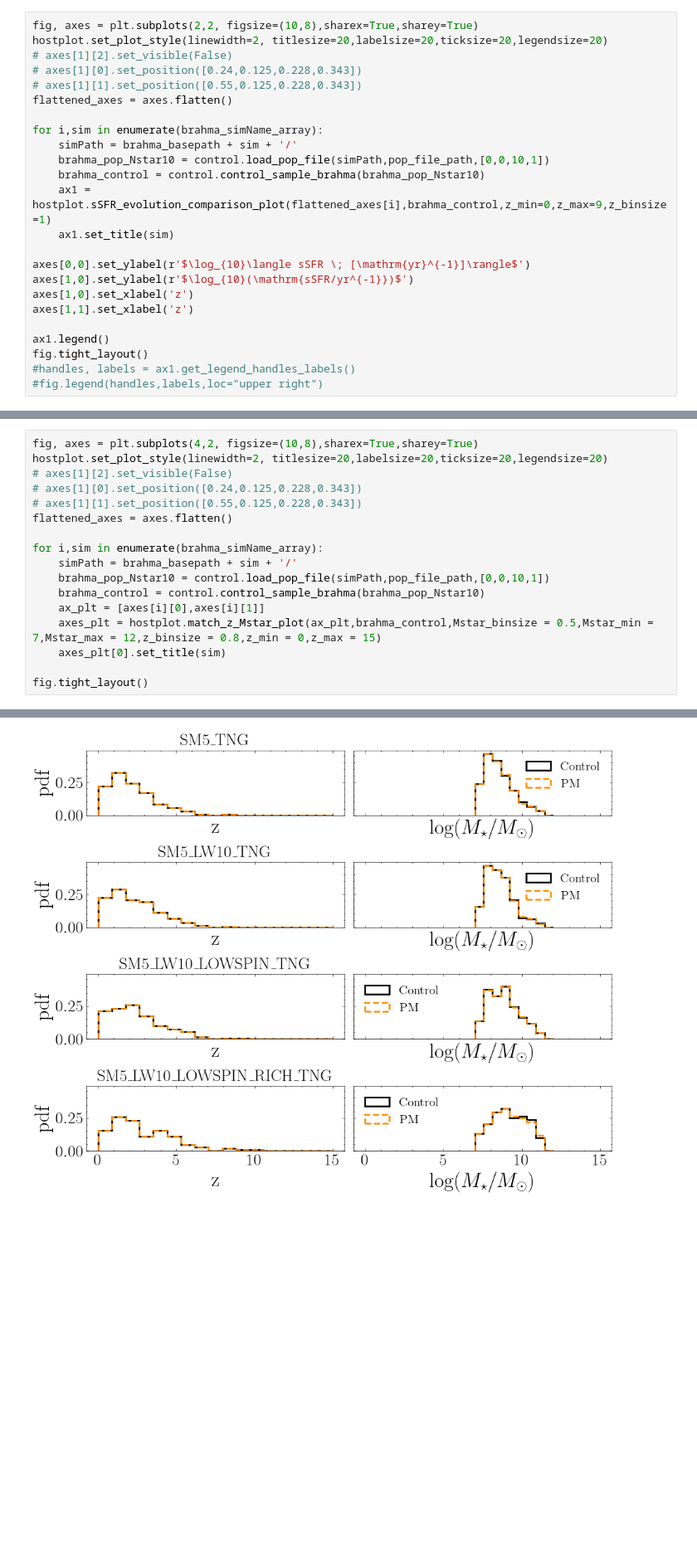
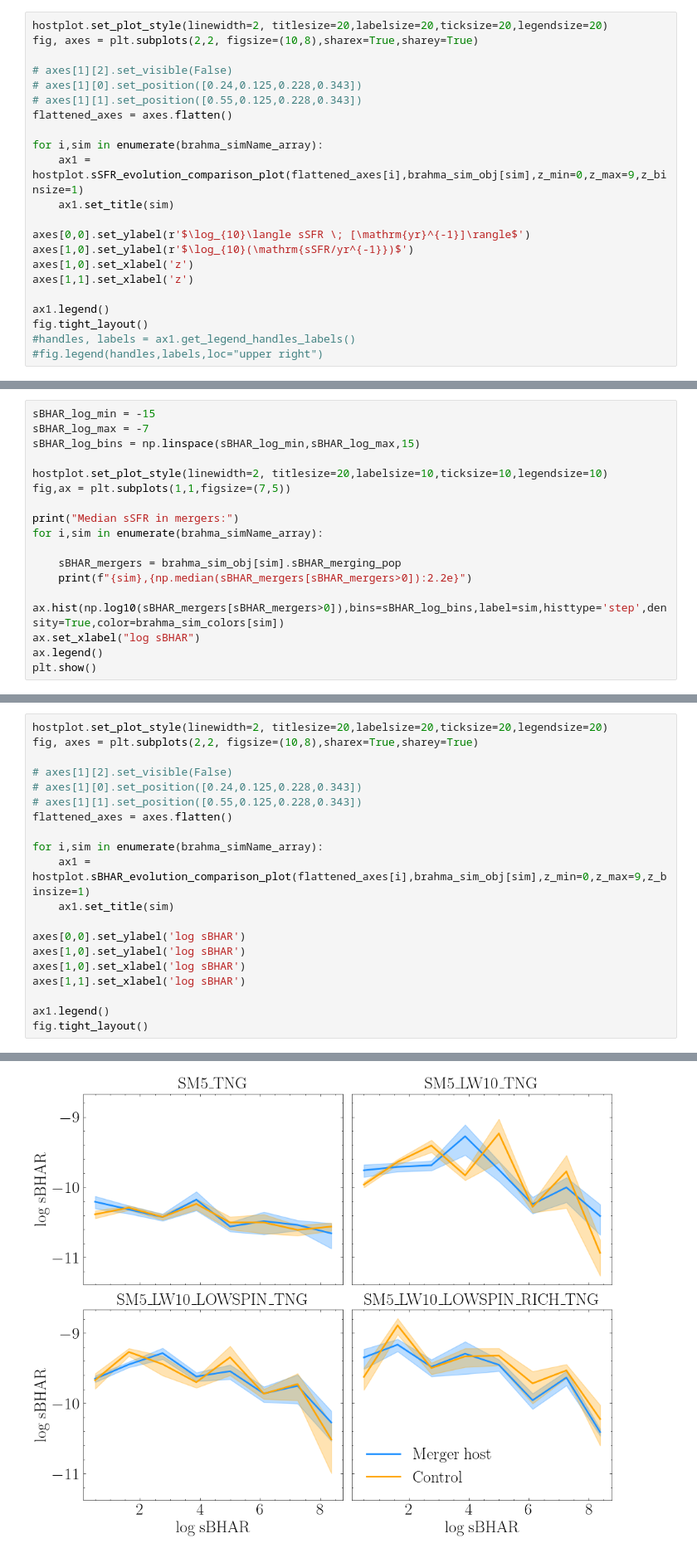
Before and after one commit to pranav-satheesh/host_galaxies, a Jupyter notebook: notebooks/enhancement_plot_notebooks/host_galaxy_enhancements.ipynb, the cells around one changed output, grey strips where cells are left out. Shown at 83% size. Drawn from its saved outputs; the diff is of its cells as text; blank space fills up the shorter version.

```diff
--- a/notebooks/enhancement_plot_notebooks/host_galaxy_enhancements.ipynb
+++ b/notebooks/enhancement_plot_notebooks/host_galaxy_enhancements.ipynb
@@ -78,16 +118,14 @@ SM5_LW10_LOWSPIN_RICH_TNG 1.2541500027494895e-09
 # %%
+hostplot.set_plot_style(linewidth=2, titlesize=20,labelsize=20,ticksize=20,legendsize=20)
 fig, axes = plt.subplots(2,2, figsize=(10,8),sharex=True,sharey=True)
-hostplot.set_plot_style(linewidth=2, titlesize=20,labelsize=20,ticksize=20,legendsize=20)
+
 # axes[1][2].set_visible(False)
 # axes[1][0].set_position([0.24,0.125,0.228,0.343])
 # axes[1][1].set_position([0.55,0.125,0.228,0.343])
 flattened_axes = axes.flatten()
 
 for i,sim in enumerate(brahma_simName_array):
-    simPath = brahma_basepath + sim + '/'
-    brahma_pop_Nstar10 = control.load_pop_file(simPath,pop_file_path,[0,0,10,1])
-    brahma_control = control.control_sample_brahma(brahma_pop_Nstar10)
-    ax1 = hostplot.sSFR_evolution_comparison_plot(flattened_axes[i],brahma_control,z_min=0,z_max=9,z_binsize=1)
+    ax1 = hostplot.sSFR_evolution_comparison_plot(flattened_axes[i],brahma_sim_obj[sim],z_min=0,z_max=9,z_binsize=1)
     ax1.set_title(sim)
 
 axes[0,0].set_ylabel(r'$\log_{10}\langle sSFR \; [\mathrm{yr}^{-1}]\rangle$')
@@ -186,0 +234,17 @@ ax.legend()
+# %%
+sBHAR_log_min = -15
+sBHAR_log_max = -7
+sBHAR_log_bins = np.linspace(sBHAR_log_min,sBHAR_log_max,15)
+
+hostplot.set_plot_style(linewidth=2, titlesize=20,labelsize=10,ticksize=10,legendsize=10)
+fig,ax = plt.subplots(1,1,figsize=(7,5))
+
+print("Median sSFR in mergers:")
+for i,sim in enumerate(brahma_simName_array):
+
+    sBHAR_mergers = brahma_sim_obj[sim].sBHAR_merging_pop
+    print(f"{sim},{np.median(sBHAR_mergers[sBHAR_mergers>0]):2.2e}")
+    ax.hist(np.log10(sBHAR_mergers[sBHAR_mergers>0]),bins=sBHAR_log_bins,label=sim,histtype='step',density=True,color=brahma_sim_colors[sim])
+ax.set_xlabel("log sBHAR")
+ax.legend()
+plt.show()
@@ -187,18 +258,21 @@ ax.legend()
 # %%
-fig, axes = plt.subplots(4,2, figsize=(10,8),sharex=True,sharey=True)
 hostplot.set_plot_style(linewidth=2, titlesize=20,labelsize=20,ticksize=20,legendsize=20)
+fig, axes = plt.subplots(2,2, figsize=(10,8),sharex=True,sharey=True)
+
 # axes[1][2].set_visible(False)
 # axes[1][0].set_position([0.24,0.125,0.228,0.343])
 # axes[1][1].set_position([0.55,0.125,0.228,0.343])
 flattened_axes = axes.flatten()
 
 for i,sim in enumerate(brahma_simName_array):
-    simPath = brahma_basepath + sim + '/'
-    brahma_pop_Nstar10 = control.load_pop_file(simPath,pop_file_path,[0,0,10,1])
-    brahma_control = control.control_sample_brahma(brahma_pop_Nstar10)
-    ax_plt = [axes[i][0],axes[i][1]]
-    axes_plt = hostplot.match_z_Mstar_plot(ax_plt,brahma_control,Mstar_binsize = 0.5,Mstar_min = 7,Mstar_max = 12,z_binsize = 0.8,z_min = 0,z_max = 15)
-    axes_plt[0].set_title(sim)
+    ax1 = hostplot.sBHAR_evolution_comparison_plot(flattened_axes[i],brahma_sim_obj[sim],z_min=0,z_max=9,z_binsize=1)
+    ax1.set_title(sim)
 
+axes[0,0].set_ylabel('log sBHAR')
+axes[1,0].set_ylabel('log sBHAR')
+axes[1,0].set_xlabel('log sBHAR')
+axes[1,1].set_xlabel('log sBHAR')
+
+ax1.legend()
 fig.tight_layout()
 # %% [output]
@@ -217 +279 @@ number of processable mergers with valid controls:
-[figure, old version]
+[figure, new version]
```
Also changed, not shown: parts of 25 cells of this notebook, 2 other files.
